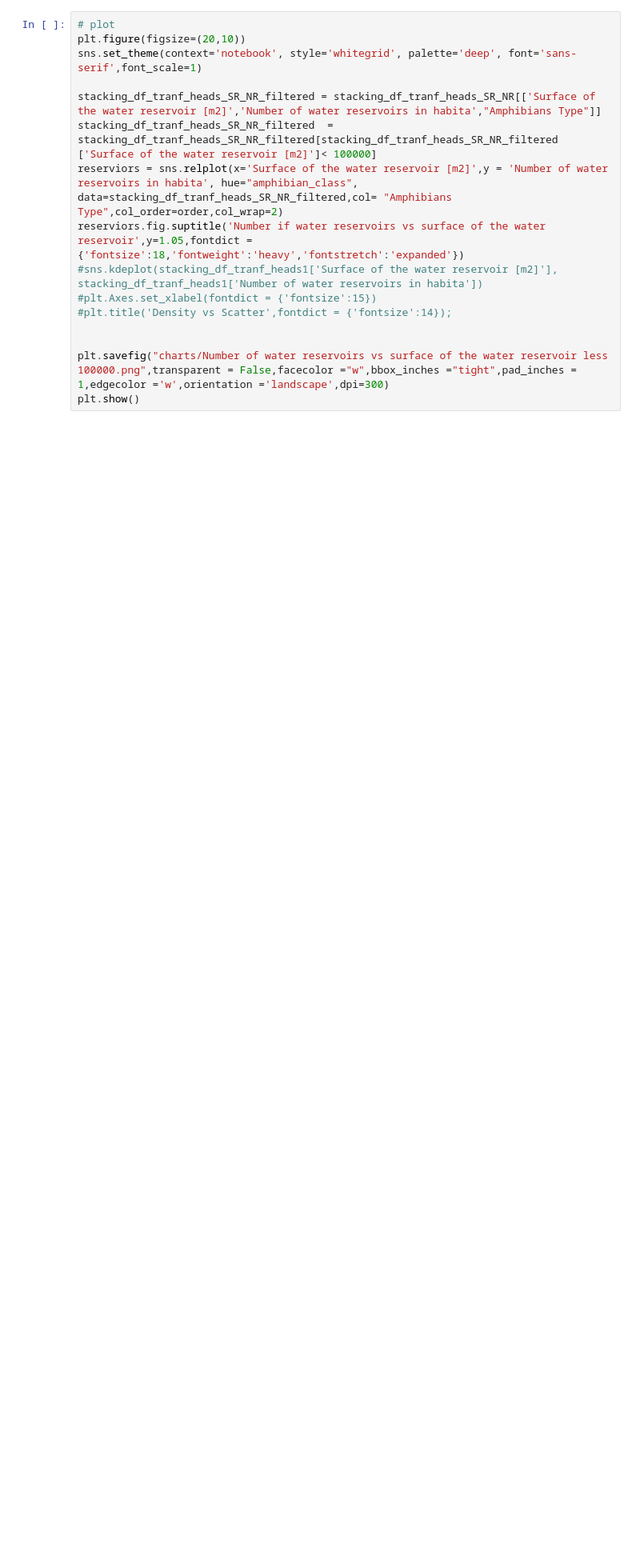
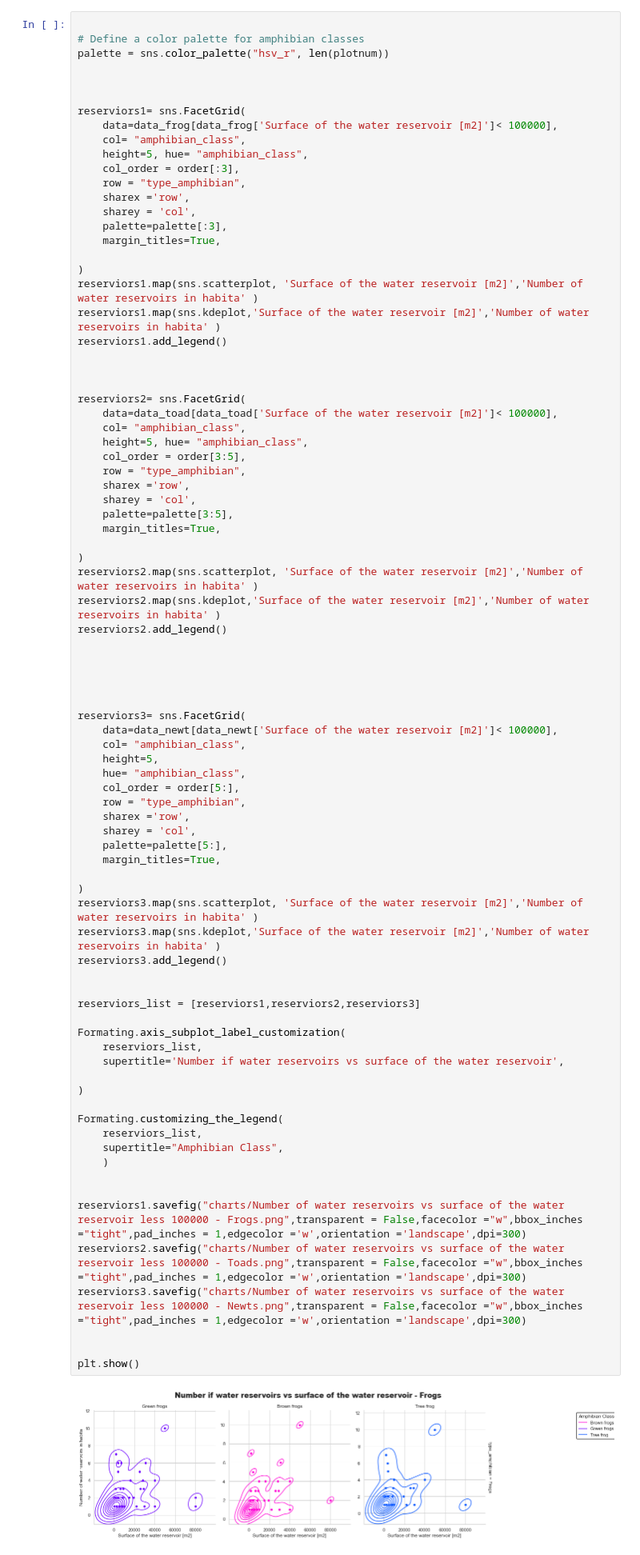
Before and after one commit to Renata-Thomazelli/amphibians, a Jupyter notebook: amphibians-Copy2.ipynb, the cells around one changed output. Shown at 80% size. Drawn from its saved outputs; the diff is of its cells as text; blank space fills up the shorter version.

```diff
--- a/amphibians-Copy2.ipynb
+++ b/amphibians-Copy2.ipynb
@@ -1882,18 +1956,87 @@ plt.show()
 # %% [markdown]
 #### 2.2.6.3 - Building the Relplot visualization by NR and SR varibles by Type of Amphibian with NR less then 100000
 # %%
-# plot
-plt.figure(figsize=(20,10))
-sns.set_theme(context='notebook', style='whitegrid', palette='deep', font='sans-serif',font_scale=1)
 
-stacking_df_tranf_heads_SR_NR_filtered = stacking_df_tranf_heads_SR_NR[['Surface of the water reservoir [m2]','Number of water reservoirs in habita',"Amphibians Type"]]
-stacking_df_tranf_heads_SR_NR_filtered  = stacking_df_tranf_heads_SR_NR_filtered[stacking_df_tranf_heads_SR_NR_filtered ['Surface of the water reservoir [m2]']< 100000]
-reserviors = sns.relplot(x='Surface of the water reservoir [m2]',y = 'Number of water reservoirs in habita', hue="amphibian_class", data=stacking_df_tranf_heads_SR_NR_filtered,col= "Amphibians Type",col_order=order,col_wrap=2)
-reserviors.fig.suptitle('Number if water reservoirs vs surface of the water reservoir',y=1.05,fontdict = {'fontsize':18,'fontweight':'heavy','fontstretch':'expanded'})
-#sns.kdeplot(stacking_df_tranf_heads1['Surface of the water reservoir [m2]'], stacking_df_tranf_heads1['Number of water reservoirs in habita'])
-#plt.Axes.set_xlabel(fontdict = {'fontsize':15})
-#plt.title('Density vs Scatter',fontdict = {'fontsize':14});
+# Define a color palette for amphibian classes
+palette = sns.color_palette("hsv_r", len(plotnum))
 
 
-plt.savefig("charts/Number of water reservoirs vs surface of the water reservoir less 100000.png",transparent = False,facecolor ="w",bbox_inches ="tight",pad_inches = 1,edgecolor ='w',orientation ='landscape',dpi=300)
+
+reserviors1= sns.FacetGrid(
+    data=data_frog[data_frog['Surface of the water reservoir [m2]']< 100000],
+    col= "amphibian_class",
+    height=5, hue= "amphibian_class",
+    col_order = order[:3],
+    row = "type_amphibian",
+    sharex ='row',
+    sharey = 'col',
+    palette=palette[:3],
+    margin_titles=True,
+
+)
+reserviors1.map(sns.scatterplot, 'Surface of the water reservoir [m2]','Number of water reservoirs in habita' )
+reserviors1.map(sns.kdeplot,'Surface of the water reservoir [m2]','Number of water reservoirs in habita' )
+reserviors1.add_legend()
+
+
+
+reserviors2= sns.FacetGrid(
+    data=data_toad[data_toad['Surface of the water reservoir [m2]']< 100000],
+    col= "amphibian_class",
+    height=5, hue= "amphibian_class",
+    col_order = order[3:5],
+    row = "type_amphibian",
+    sharex ='row',
+    sharey = 'col',
+    palette=palette[3:5],
+    margin_titles=True,
+
+)
+reserviors2.map(sns.scatterplot, 'Surface of the water reservoir [m2]','Number of water reservoirs in habita' )
+reserviors2.map(sns.kdeplot,'Surface of the water reservoir [m2]','Number of water reservoirs in habita' )
+reserviors2.add_legend()
+
+
+
+
+
+reserviors3= sns.FacetGrid(
+    data=data_newt[data_newt['Surface of the water reservoir [m2]']< 100000],
+    col= "amphibian_class",
+    height=5,
+    hue= "amphibian_class",
+    col_order = order[5:],
+    row = "type_amphibian",
+    sharex ='row',
+    sharey = 'col',
+    palette=palette[5:],
+    margin_titles=True,
+
+)
+reserviors3.map(sns.scatterplot, 'Surface of the water reservoir [m2]','Number of water reservoirs in habita' )
+reserviors3.map(sns.kdeplot,'Surface of the water reservoir [m2]','Number of water reservoirs in habita' )
+reserviors3.add_legend()
+
+
+reserviors_list = [reserviors1,reserviors2,reserviors3]
+
+Formating.axis_subplot_label_customization(
+    reserviors_list,
+    supertitle='Number if water reservoirs vs surface of the water reservoir',
+
+)
+
+Formating.customizing_the_legend(
+    reserviors_list,
+    supertitle="Amphibian Class",
+    )
+
+
+reserviors1.savefig("charts/Number of water reservoirs vs surface of the water reservoir less 100000 - Frogs.png",transparent = False,facecolor ="w",bbox_inches ="tight",pad_inches = 1,edgecolor ='w',orientation ='landscape',dpi=300)
+reserviors2.savefig("charts/Number of water reservoirs vs surface of the water reservoir less 100000 - Toads.png",transparent = False,facecolor ="w",bbox_inches ="tight",pad_inches = 1,edgecolor ='w',orientation ='landscape',dpi=300)
+reserviors3.savefig("charts/Number of water reservoirs vs surface of the water reservoir less 100000 - Newts.png",transparent = False,facecolor ="w",bbox_inches ="tight",pad_inches = 1,edgecolor ='w',orientation ='landscape',dpi=300)
+
+
 plt.show()
+# %% [output]
+[figure, added]
```
Also changed, not shown: parts of 11 cells of this notebook, 16 other files.
